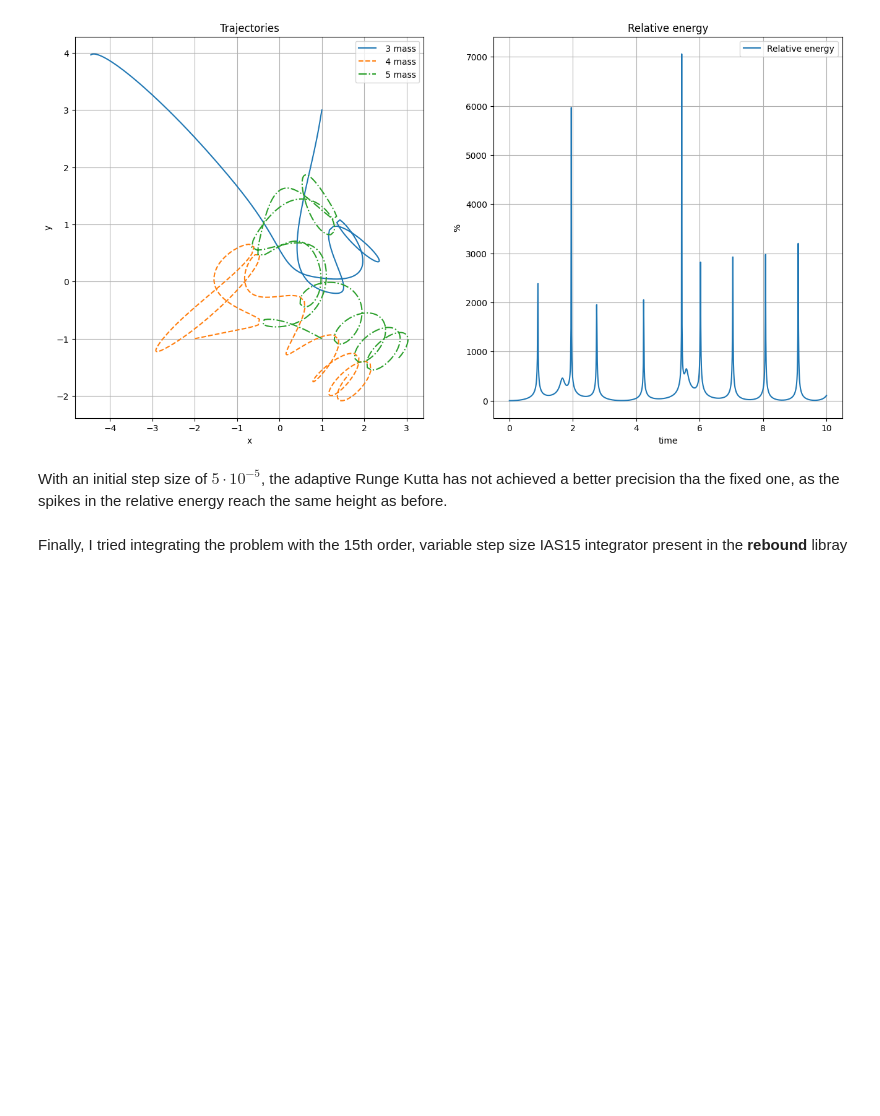
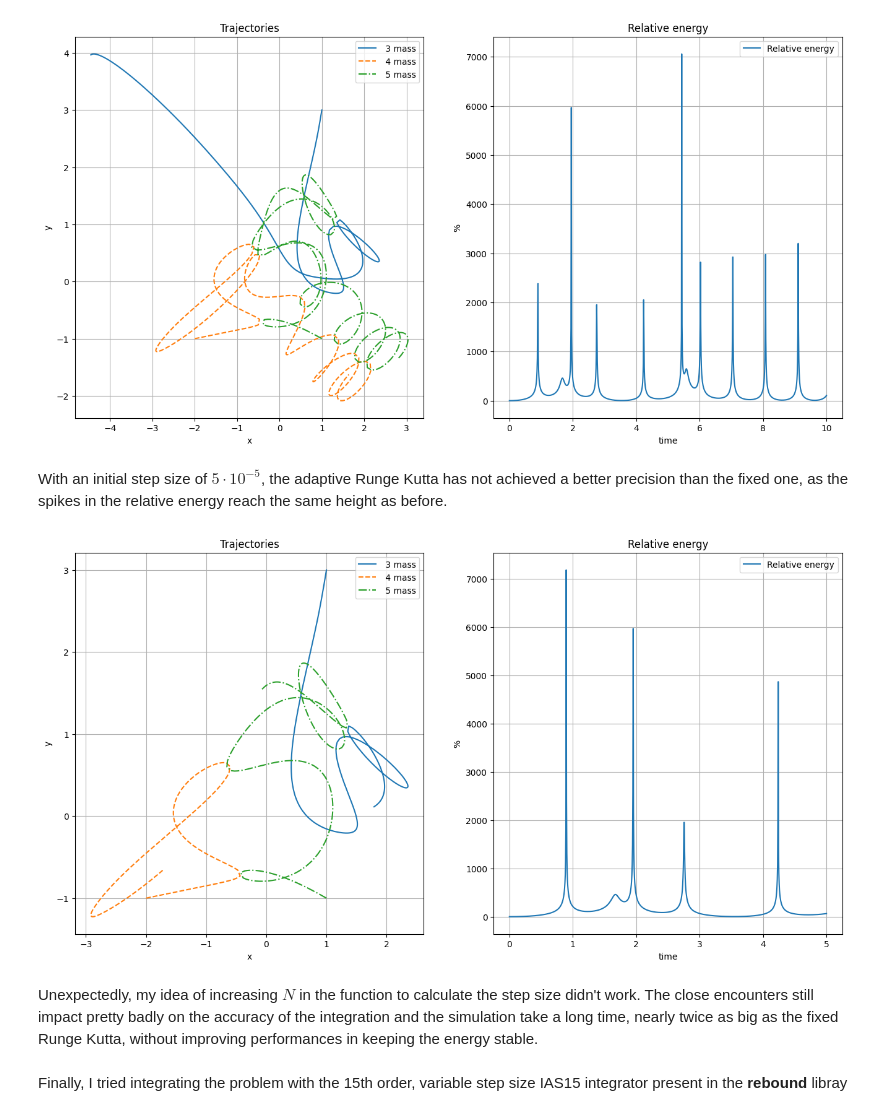
Before and after one commit to Giacomo-Menegatti/Celestial-Mechanics, a Jupyter notebook: Homework2/Homework2.ipynb, the cells around one changed output. Saved outputs shown, nothing was run; the diff lists cells and outputs as text; code cells hidden in the pictures; blank space fills up the shorter version.

```diff
--- a/Homework2/Homework2.ipynb
+++ b/Homework2/Homework2.ipynb
@@ -352,13 +356,17 @@ plot_orbits(Y_RKA, t0=0, tf=10)
 # %% [output]
 [figure]
 # %% [markdown]
-With an initial step size of $5\cdot 10^{-5}$, the adaptive Runge Kutta has not achieved a better precision tha the fixed one, as the spikes in the relative energy reach the same height as before.
+With an initial step size of $5\cdot 10^{-5}$, the adaptive Runge Kutta has not achieved a better precision than the fixed one, as the spikes in the relative energy reach the same height as before.
 # %%
 f = lambda t,y : three_body_ODE(t,y,G=G, M=M)
-h_ada = lambda t, y: h(h0=1e-4, y=y, N=3)
+h_ada = lambda t, y: h(h0=1e-3, y=y, N=1.5)
 
-_, Y_RKA2 = RK_Adaptive(f, y0=y0, t0=t0, tf=10, hf=h_ada)
+_, Y_RKA2 = RK_Adaptive(f, y0=y0, t0=t0, tf=5.0, hf=h_ada)
 # %%
-plot_orbits(Y_RKA2, t0=0, tf=10, N=10000)
+plot_orbits(Y_RKA2, t0=0, tf=5, N=10000)
+# %% [output]
+[figure, added]
+# %% [markdown]
+Unexpectedly, my idea of increasing $N$ in the function to calculate the step size didn't work. The close encounters still impact pretty badly on the accuracy of the integration and the simulation take a long time, nearly twice as big as the fixed Runge Kutta, without improving performances in keeping the energy stable.
 # %% [markdown]
 Finally, I tried integrating the problem with the 15th order, variable step size IAS15 integrator present in the **rebound** libray
```
Also changed, not shown: parts of 8 cells of this notebook, 3 other files.
